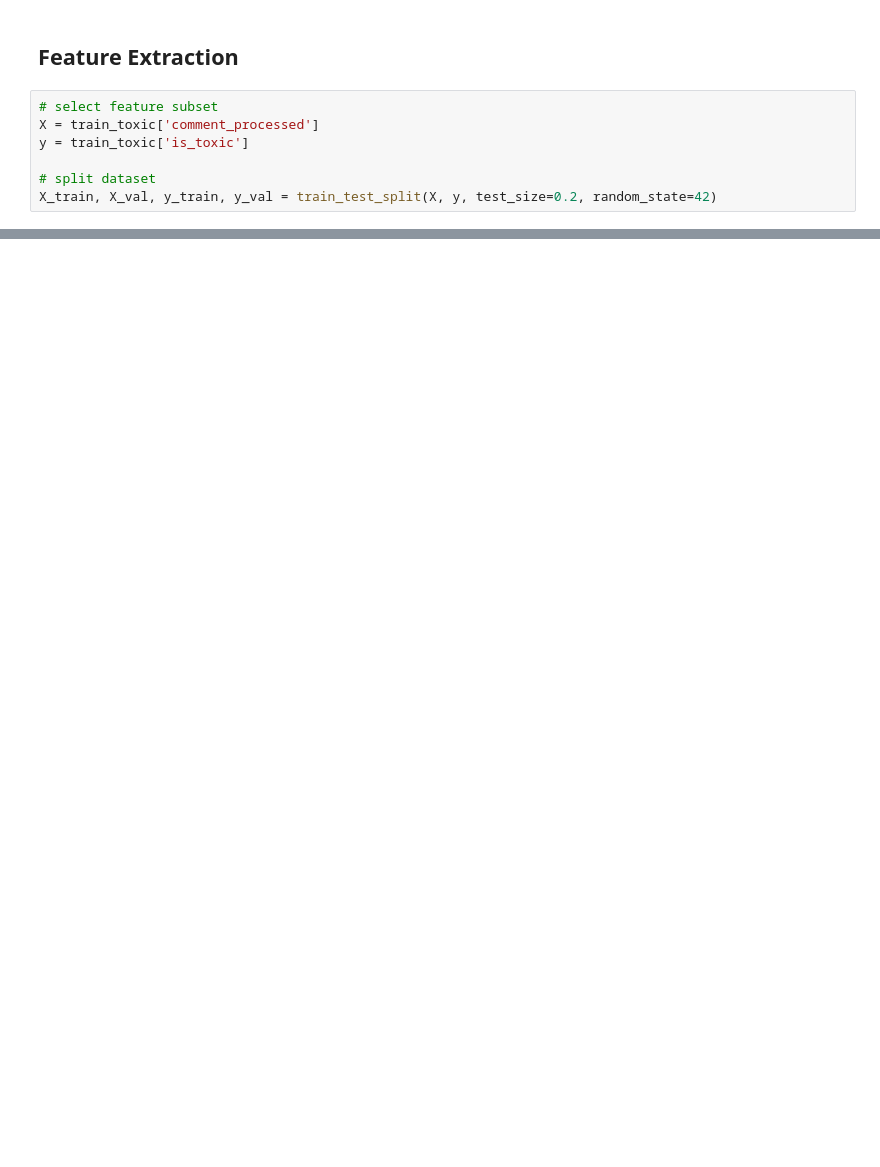
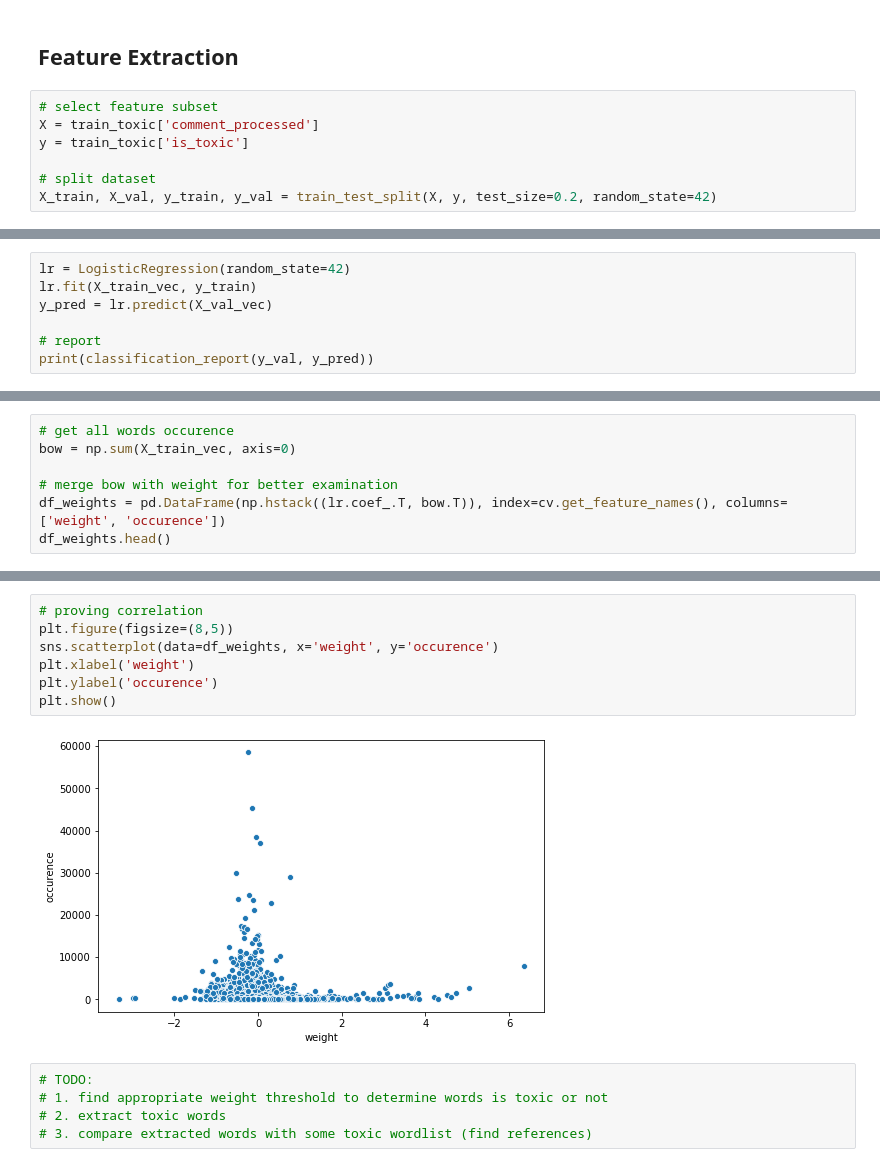
Before and after one commit to fhrzn/detoxification, a Jupyter notebook: notebooks/2.0-fhrzn-what-makes-text-toxic.ipynb, the cells around one changed output, grey strips where cells are left out. Saved outputs shown, nothing was run; the diff lists cells and outputs as text; blank space fills up the shorter version.

```diff
--- a/notebooks/2.0-fhrzn-what-makes-text-toxic.ipynb
+++ b/notebooks/2.0-fhrzn-what-makes-text-toxic.ipynb
@@ -214,0 +237,7 @@ X_val_vec = cv.transform(X_val)
+# %%
+lr = LogisticRegression(random_state=42)
+lr.fit(X_train_vec, y_train)
+y_pred = lr.predict(X_val_vec)
+
+# report
+print(classification_report(y_val, y_pred))
@@ -214,0 +273,7 @@ X_val_vec = cv.transform(X_val)
+# %%
+# get all words occurence
+bow = np.sum(X_train_vec, axis=0)
+
+# merge bow with weight for better examination
+df_weights = pd.DataFrame(np.hstack((lr.coef_.T, bow.T)), index=cv.get_feature_names(), columns=['weight', 'occurence'])
+df_weights.head()
@@ -214,0 +356,14 @@ X_val_vec = cv.transform(X_val)
+# %%
+# proving correlation
+plt.figure(figsize=(8,5))
+sns.scatterplot(data=df_weights, x='weight', y='occurence')
+plt.xlabel('weight')
+plt.ylabel('occurence')
+plt.show()
+# %% [output]
+[figure, added]
+# %%
+# TODO:
+# 1. find appropriate weight threshold to determine words is toxic or not
+# 2. extract toxic words
+# 3. compare extracted words with some toxic wordlist (find references)
```
Also changed, not shown: parts of 15 cells of this notebook.
